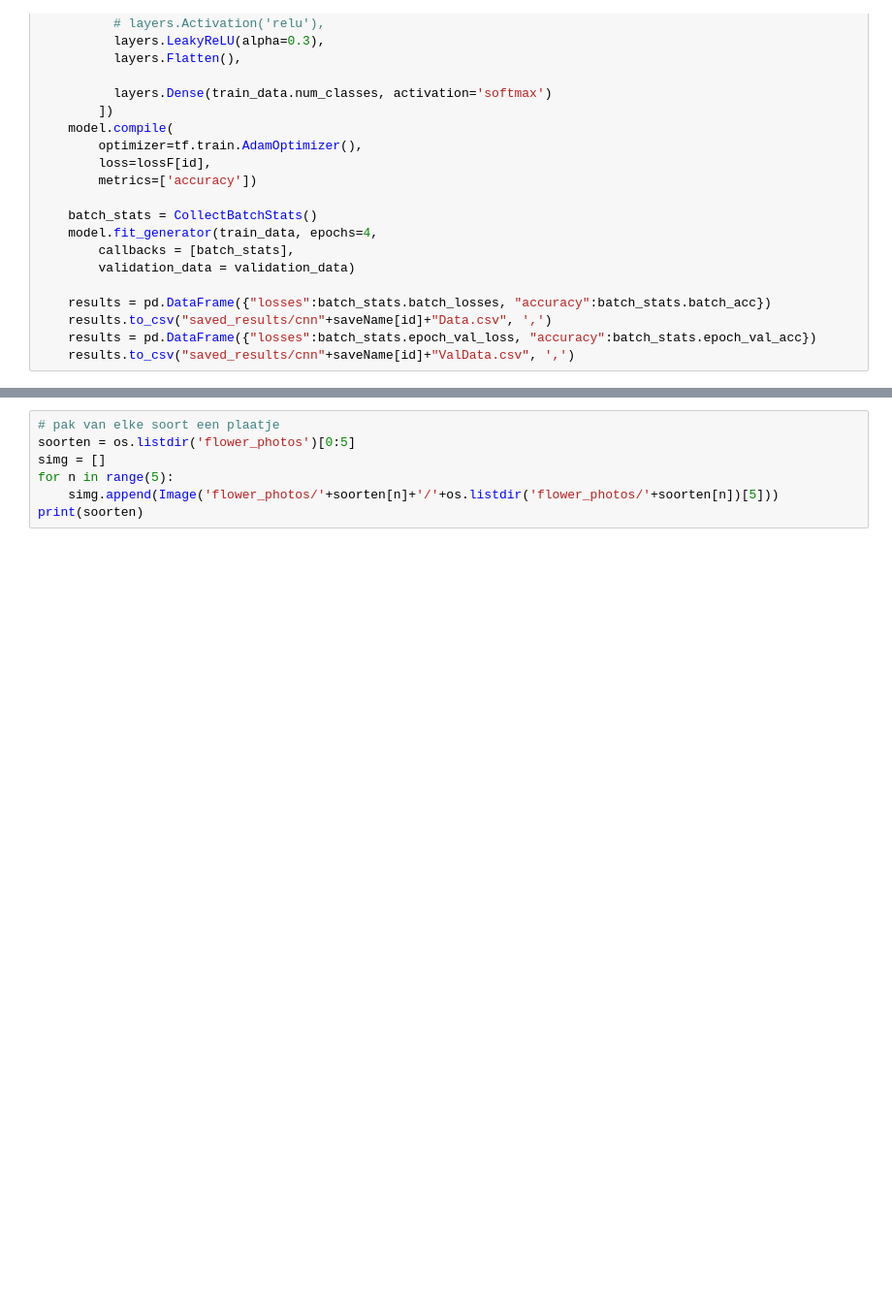
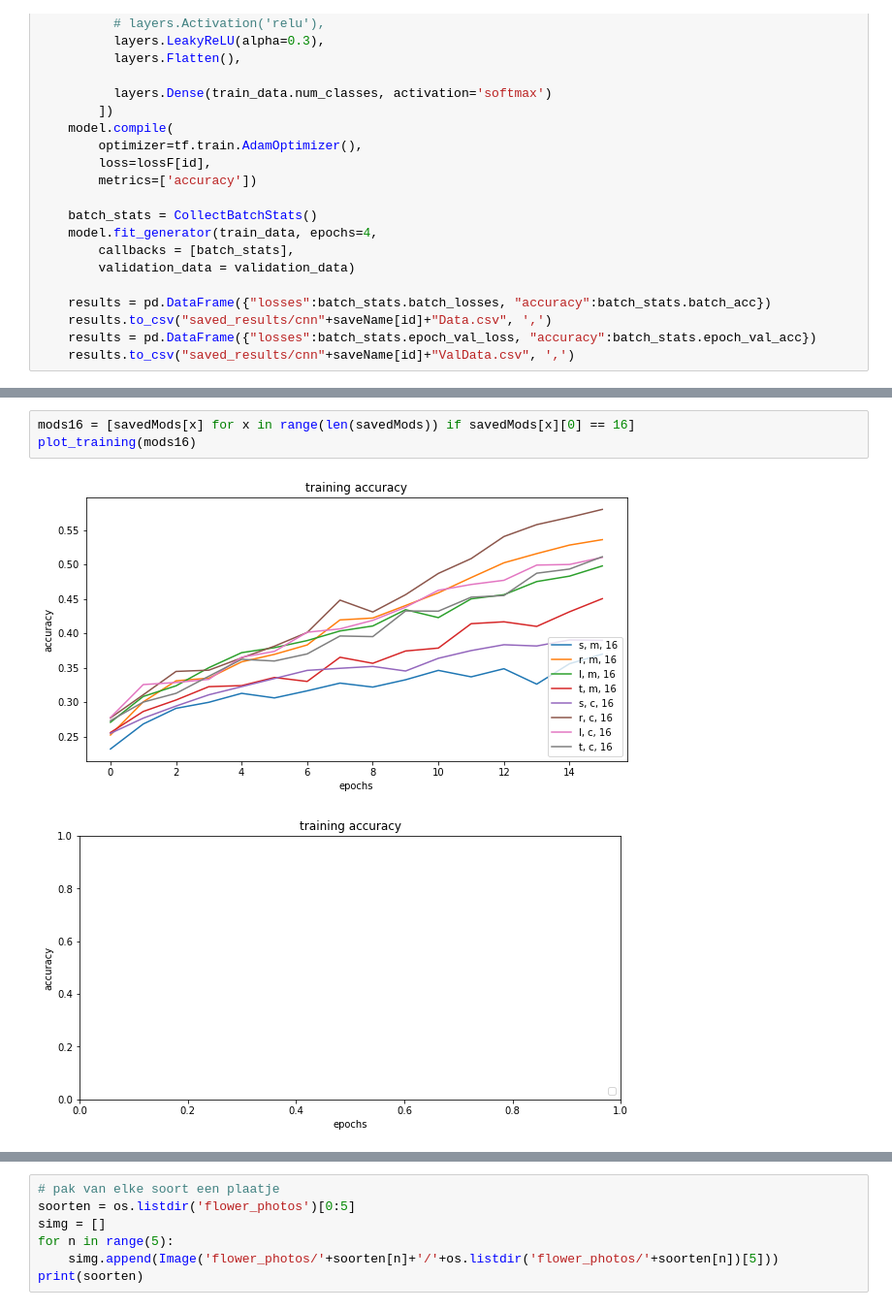
Before and after one commit to Koiter/docker-dl, a Jupyter notebook: Notebook/theBigRunner.ipynb, the cells around one changed output, grey strips where cells are left out. Shown at 97% size. Saved outputs shown, nothing was run; the diff lists cells and outputs as text; blank space fills up the shorter version.

```diff
--- a/Notebook/theBigRunner.ipynb
+++ b/Notebook/theBigRunner.ipynb
@@ -227,3 +244,9 @@ Epoch 5/5
+# %%
+mods16 = [savedMods[x] for x in range(len(savedMods)) if savedMods[x][0] == 16]
+plot_training(mods16)
+# %% [output]
+[figure, added]
+[figure, added]
 # %%
 def plot_training(savedMods):
     ledge = []
```
Also changed, not shown: parts of 6 cells of this notebook.
